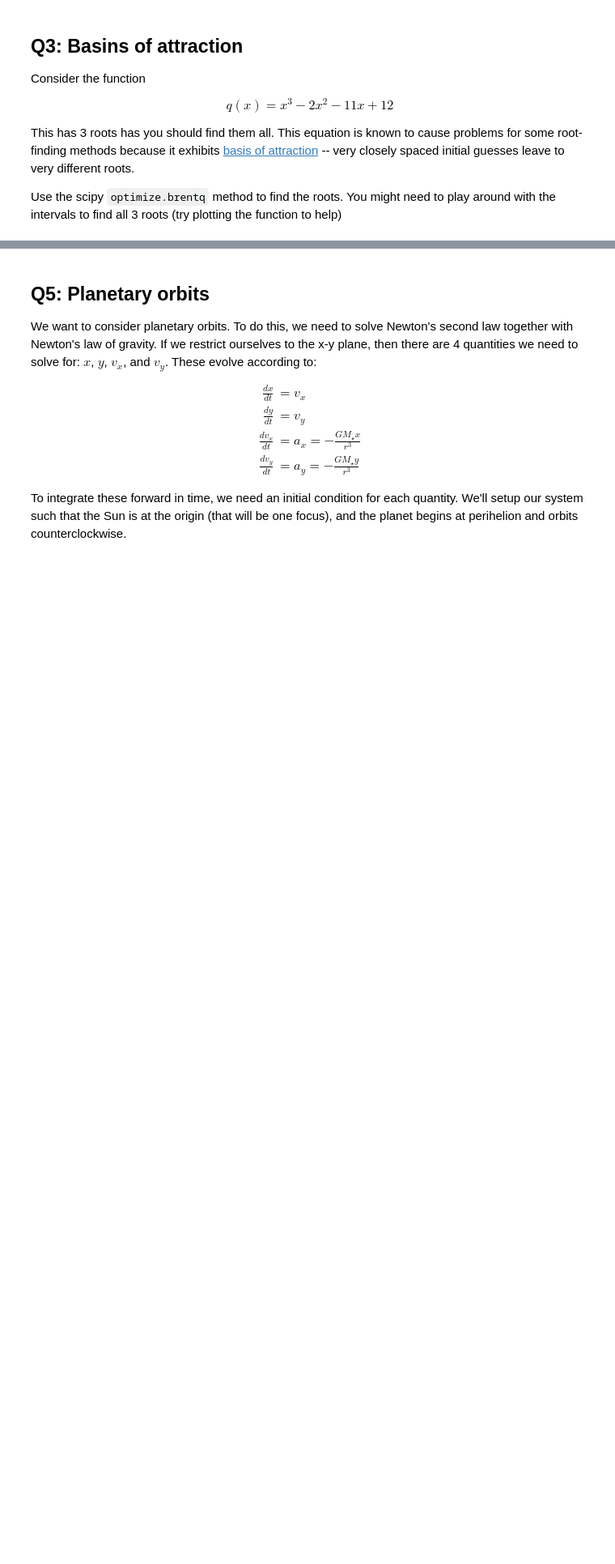
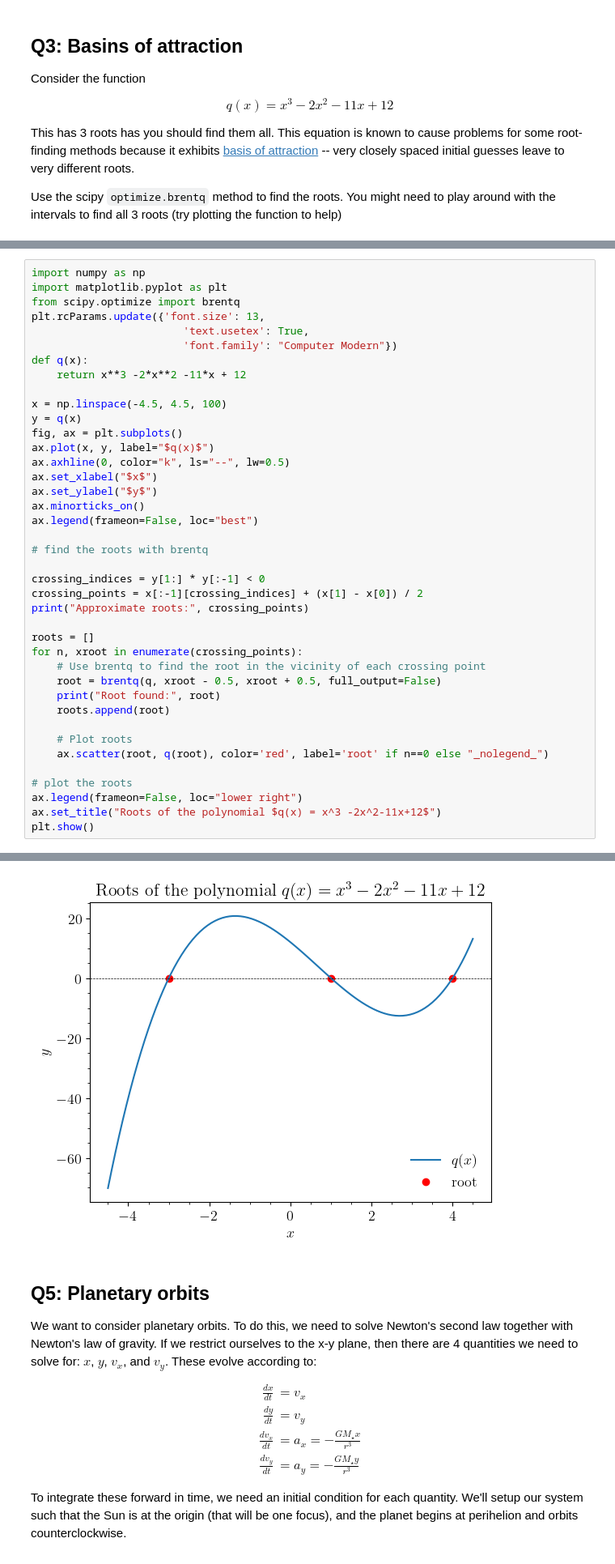
Before and after one commit to fdesanti/scientificcomputing_bicocca_2024, a Jupyter notebook: lectures/L04_scipy.ipynb, the cells around one changed output, grey strips where cells are left out. Shown at 81% size. Saved outputs shown, nothing was run; the diff lists cells and outputs as text; blank space fills up the shorter version.

Commit message:
added scipy exercises

```diff
--- a/lectures/L04_scipy.ipynb
+++ b/lectures/L04_scipy.ipynb
@@ -1263,0 +1262,41 @@ from scipy import optimize
+# %%
+import numpy as np
+import matplotlib.pyplot as plt
+from scipy.optimize import brentq
+plt.rcParams.update({'font.size': 13,
+                        'text.usetex': True,
+                        'font.family': "Computer Modern"})
+def q(x):
+    return x**3 -2*x**2 -11*x + 12
+
+x = np.linspace(-4.5, 4.5, 100)
+y = q(x)
+fig, ax = plt.subplots()
+ax.plot(x, y, label="$q(x)$")
+ax.axhline(0, color="k", ls="--", lw=0.5)
+ax.set_xlabel("$x$")
+ax.set_ylabel("$y$")
+ax.minorticks_on()
+ax.legend(frameon=False, loc="best")
+
+# find the roots with brentq
+
+crossing_indices = y[1:] * y[:-1] < 0
+crossing_points = x[:-1][crossing_indices] + (x[1] - x[0]) / 2
+print("Approximate roots:", crossing_points)
+
+roots = []
+for n, xroot in enumerate(crossing_points):
+    # Use brentq to find the root in the vicinity of each crossing point
+    root = brentq(q, xroot - 0.5, xroot + 0.5, full_output=False)
+    print("Root found:", root)
+    roots.append(root)
+
+    # Plot roots
+    ax.scatter(root, q(root), color='red', label='root' if n==0 else "_nolegend_")
+
+# plot the roots
+ax.legend(frameon=False, loc="lower right")
+ax.set_title("Roots of the polynomial $q(x) = x^3 -2x^2-11x+12$")
+plt.show()
+# %% [output]
@@ -1264,3 +1307,4 @@ from scipy import optimize
+[figure, added]
 # %% [markdown]
 ## Q5: Planetary orbits
 
```
Also changed, not shown: parts of 3 cells of this notebook, 2 other files.
